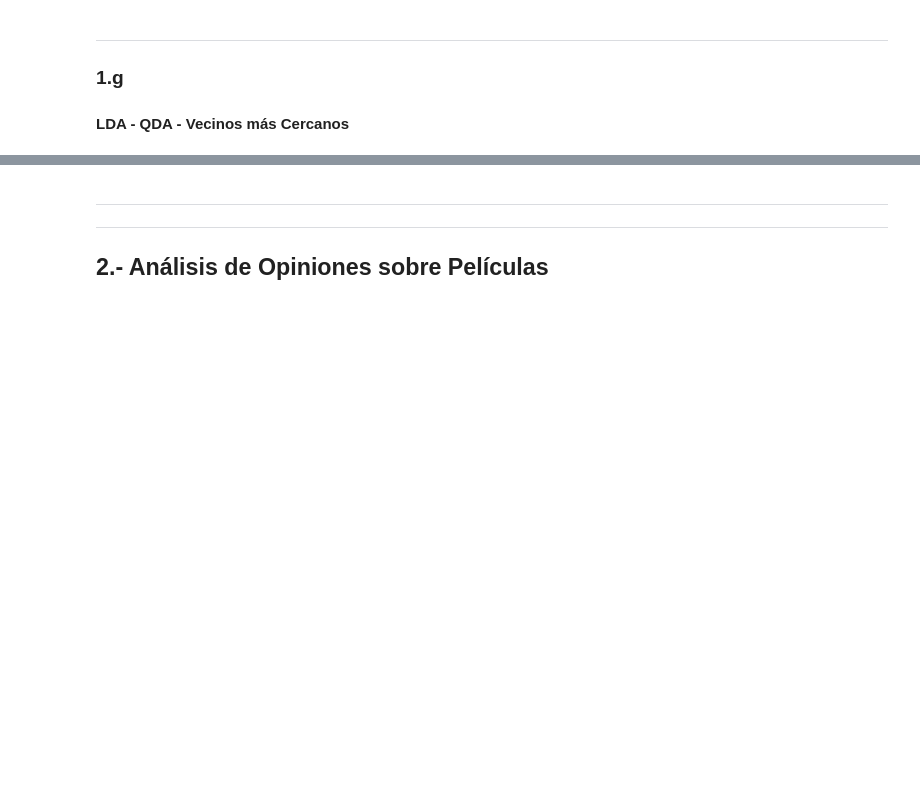
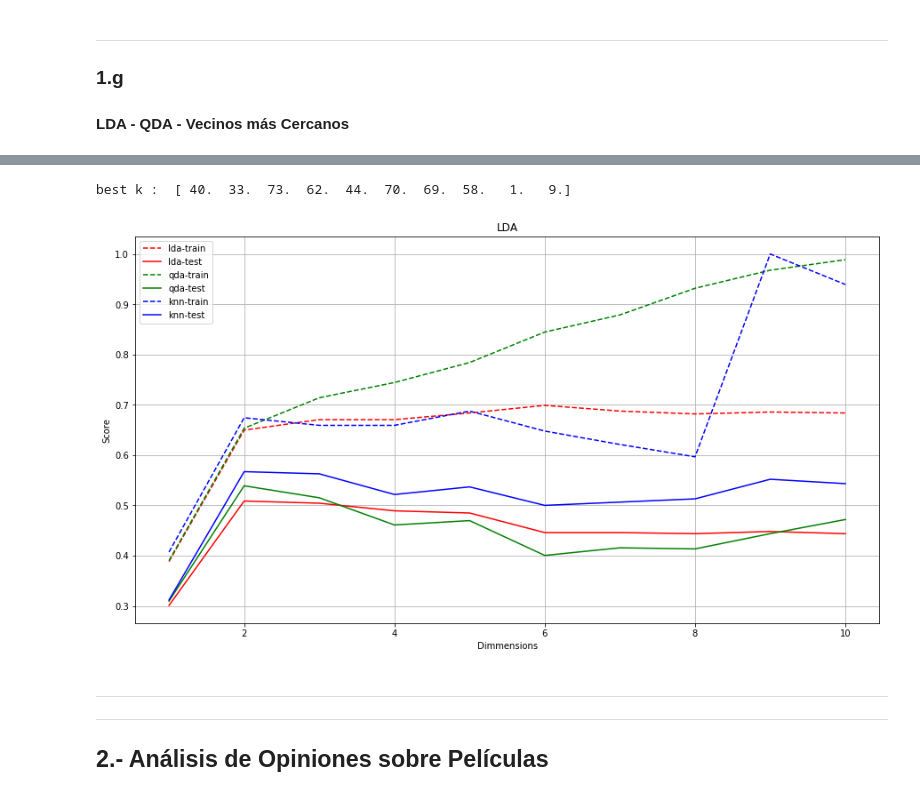
Before and after one commit to vlizanae/INF393, a Jupyter notebook: tarea-2/tarea-2.ipynb, the cells around one changed output, grey strips where cells are left out. Drawn from its saved outputs; the diff is of its cells as text; code cells hidden in the pictures; blank space fills up the shorter version.

```diff
--- a/tarea-2/tarea-2.ipynb
+++ b/tarea-2/tarea-2.ipynb
@@ -262,3 +391,21 @@ KNN:
+# %%
+print("best k : ", knn_scores_lda[2,:])
+plt.figure(figsize=(15,8))
+plt.plot(range(1,11), lda_scores_lda[0,:], '--r', label="lda-train")
+plt.plot(range(1,11), lda_scores_lda[1,:], '-r', label="lda-test")
+plt.plot(range(1,11), qda_scores_lda[0,:], '--g', label="qda-train")
+plt.plot(range(1,11), qda_scores_lda[1,:], '-g', label="qda-test")
+plt.plot(range(1,11), knn_scores_lda[0,:], '--b', label="knn-train")
+plt.plot(range(1,11), knn_scores_lda[1,:], '-b', label="knn-test")
+plt.title("LDA")
+plt.ylabel("Score")
+plt.xlabel("Dimmensions")
+plt.legend()
+plt.grid()
+plt.show()
+# %% [output]
+best k :  [ 40.  33.  73.  62.  44.  70.  69.  58.   1.   9.]
+[figure, added]
 # %% [markdown]
 ---
 
```
Also changed, not shown: parts of 11 cells of this notebook.
